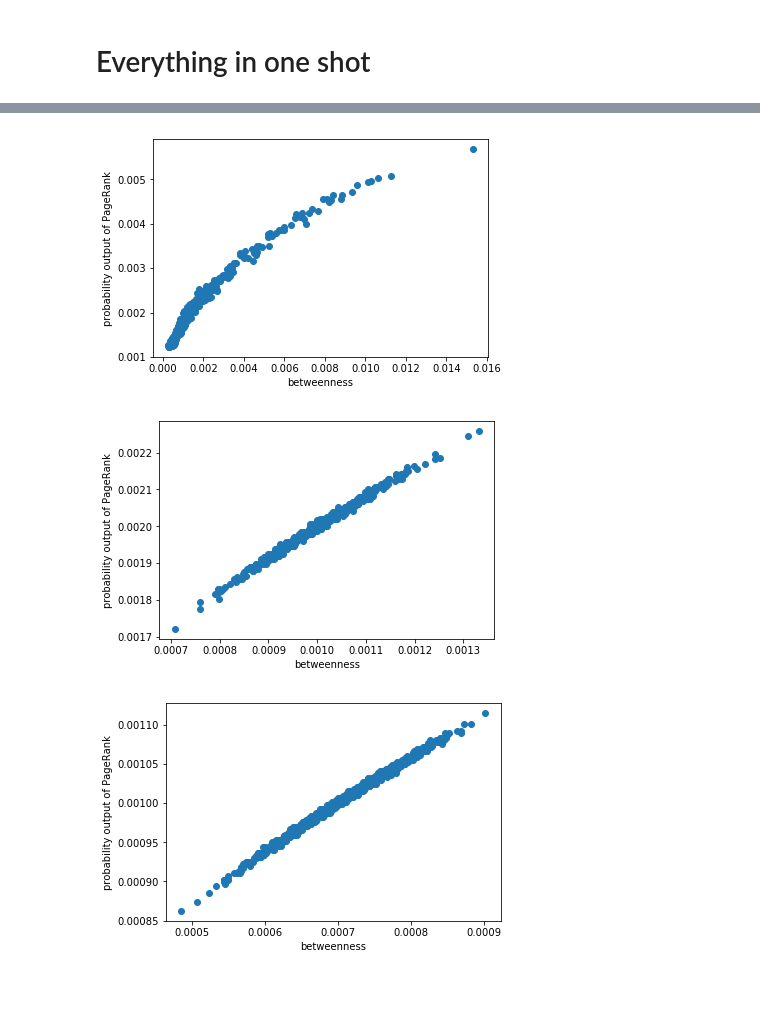
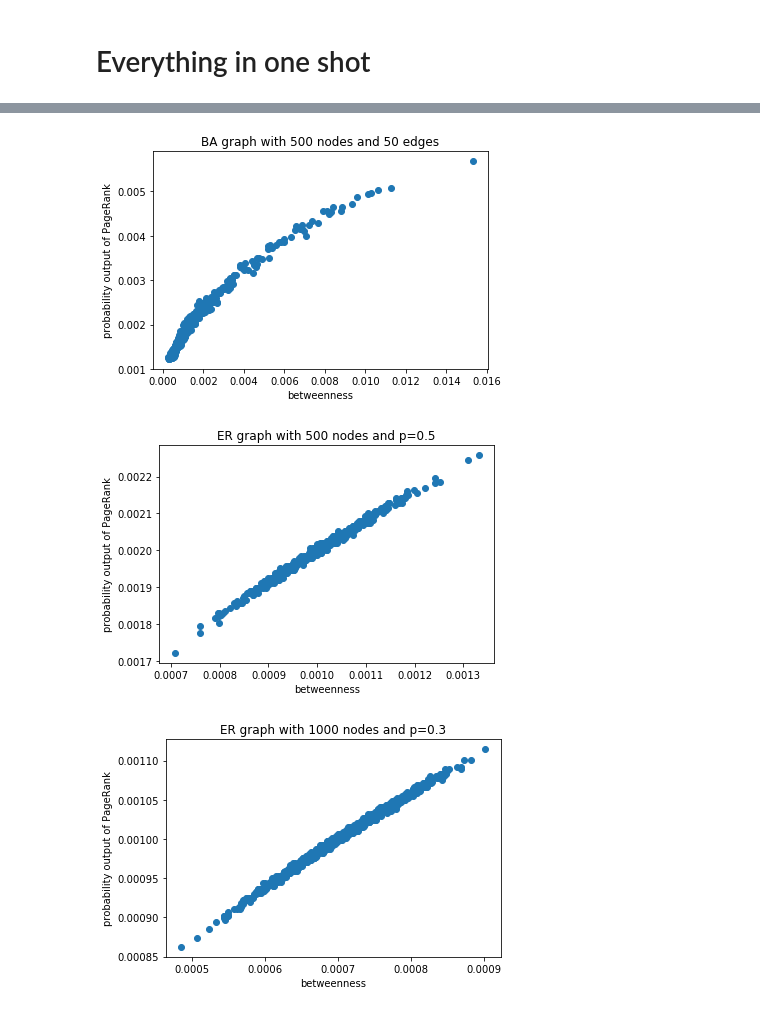
Before and after one commit to Complexity-OutRanked/PageRank, a Jupyter notebook: code/WebExperiment.ipynb, the cells around one changed output, grey strips where cells are left out. Drawn from its saved outputs; the diff is of its cells as text; code cells hidden in the pictures.

```diff
--- a/code/WebExperiment.ipynb
+++ b/code/WebExperiment.ipynb
@@ -167,7 +167,7 @@ plt.show()
 # %%
 import matplotlib.pyplot as plt
 
-def make_plots(g):
+def make_plots(g, title=''):
     def make_p_matrix(matrix):
         row_sums = matrix.sum(axis=1)
         return matrix / row_sums[:]
@@ -202,6 +202,7 @@ def make_plots(g):
     plt.plot(y, x, "o")
     plt.xlabel('betweenness')
     plt.ylabel('probability output of PageRank')
+    plt.title(title)
     plt.show()
 # %%
 n = 400
@@ -212,18 +213,18 @@ make_plots(g)
 # %%
 n = 500
 g = networkx.barabasi_albert_graph(n, n//10, seed=10)
-make_plots(g)
+make_plots(g, 'BA graph with 500 nodes and 50 edges')
 # %% [output]
-[figure, old version]
+[figure, new version]
 # %%
 g = networkx.erdos_renyi_graph(500, p=0.5, seed=10)
-make_plots(g)
+make_plots(g, 'ER graph with 500 nodes and p=0.5')
 # %% [output]
-[figure, old version]
+[figure, new version]
 # %%
 g = networkx.erdos_renyi_graph(1000, p=0.3, seed=10)
-make_plots(g)
+make_plots(g, 'ER graph with 1000 nodes and p=0.3')
 # %% [output]
-[figure, old version]
+[figure, new version]
 # %%
 g = networkx.barabasi_albert_graph(1000, 300, seed=10)
```
Also changed, not shown: parts of 5 cells of this notebook, 1 other file.
